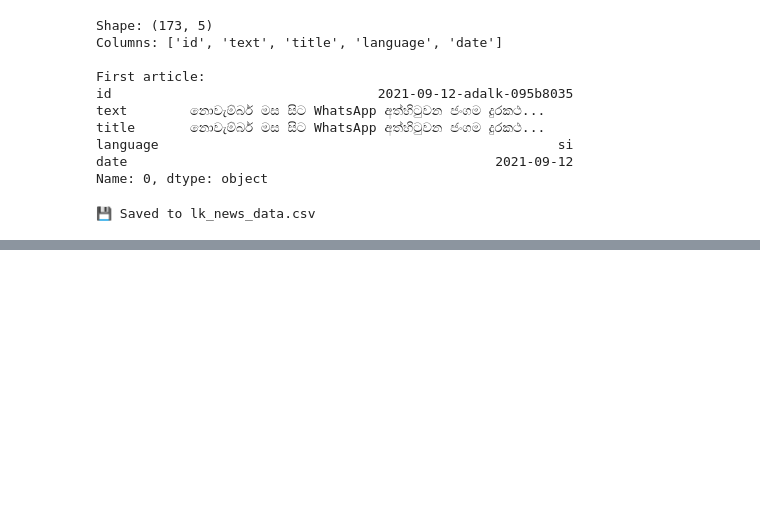
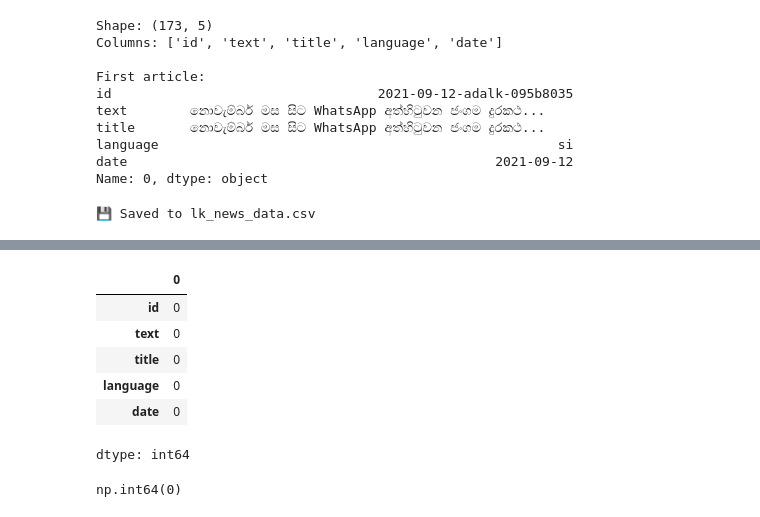
Before and after one commit to aneeq-shaffy/SE4050-Deep-Learning, a Jupyter notebook: XLM_RoBERTa_.ipynb, the cells around one changed output, grey strips where cells are left out. Cells and saved outputs as stored; diff of their text form; code cells hidden in the pictures; blank space fills up the shorter version.

```diff
--- a/XLM_RoBERTa_.ipynb
+++ b/XLM_RoBERTa_.ipynb
@@ -125,0 +167,14 @@ print("💾 Saved to lk_news_data.csv")
+# %%
+df.isnull().sum()
+# %% [output]
+|  | 0 |
+| id | 0 |
+| text | 0 |
+| title | 0 |
+| language | 0 |
+| date | 0 |
+dtype: int64
+# %%
+df.duplicated().sum()
+# %% [output]
+np.int64(0)
```
Also changed, not shown: parts of 8 cells of this notebook.
